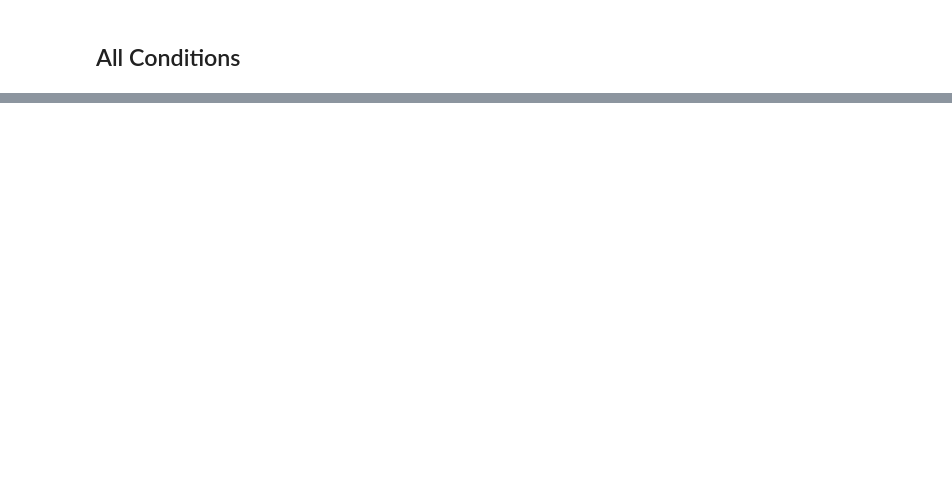
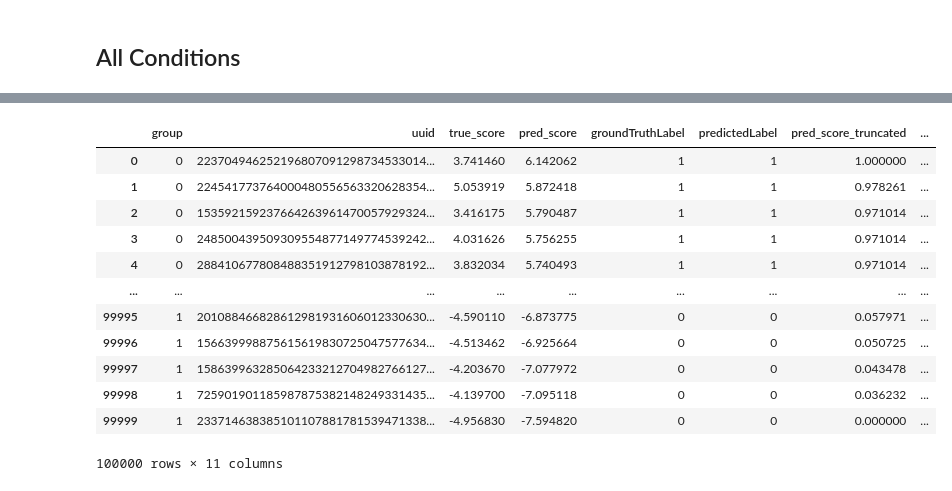
Before and after one commit to aloosley/faim, a Jupyter notebook: notebooks/Figures.ipynb, the cells around one changed output, grey strips where cells are left out. Saved outputs shown, nothing was run; the diff lists cells and outputs as text; code cells hidden in the pictures; blank space fills up the shorter version.

```diff
--- a/notebooks/Figures.ipynb
+++ b/notebooks/Figures.ipynb
@@ -152,0 +461,16 @@ for thetas, plot_dir in zip(theta_by_condition, plot_dir_by_condition):
+# %%
+results
+# %% [output]
+|  | group | uuid | true_score | pred_score | groundTruthLabel | predictedLabel | pred_score_truncated | ... |
+| 0 | 0 | 223704946252196807091298734533014... | 3.741460 | 6.142062 | 1 | 1 | 1.000000 | ... |
+| 1 | 0 | 224541773764000480556563320628354... | 5.053919 | 5.872418 | 1 | 1 | 0.978261 | ... |
+| 2 | 0 | 153592159237664263961470057929324... | 3.416175 | 5.790487 | 1 | 1 | 0.971014 | ... |
+| 3 | 0 | 248500439509309554877149774539242... | 4.031626 | 5.756255 | 1 | 1 | 0.971014 | ... |
+| 4 | 0 | 288410677808488351912798103878192... | 3.832034 | 5.740493 | 1 | 1 | 0.971014 | ... |
+| ... | ... | ... | ... | ... | ... | ... | ... | ... |
+| 99995 | 1 | 201088466828612981931606012330630... | -4.590110 | -6.873775 | 0 | 0 | 0.057971 | ... |
+| 99996 | 1 | 156639998875615619830725047577634... | -4.513462 | -6.925664 | 0 | 0 | 0.050725 | ... |
+| 99997 | 1 | 158639963285064233212704982766127... | -4.203670 | -7.077972 | 0 | 0 | 0.043478 | ... |
+| 99998 | 1 | 725901901185987875382148249331435... | -4.139700 | -7.095118 | 0 | 0 | 0.036232 | ... |
+| 99999 | 1 | 233714638385101107881781539471338... | -4.956830 | -7.594820 | 0 | 0 | 0.000000 | ... |
+100000 rows × 11 columns
```
Also changed, not shown: parts of 10 cells of this notebook, 3 other files.
